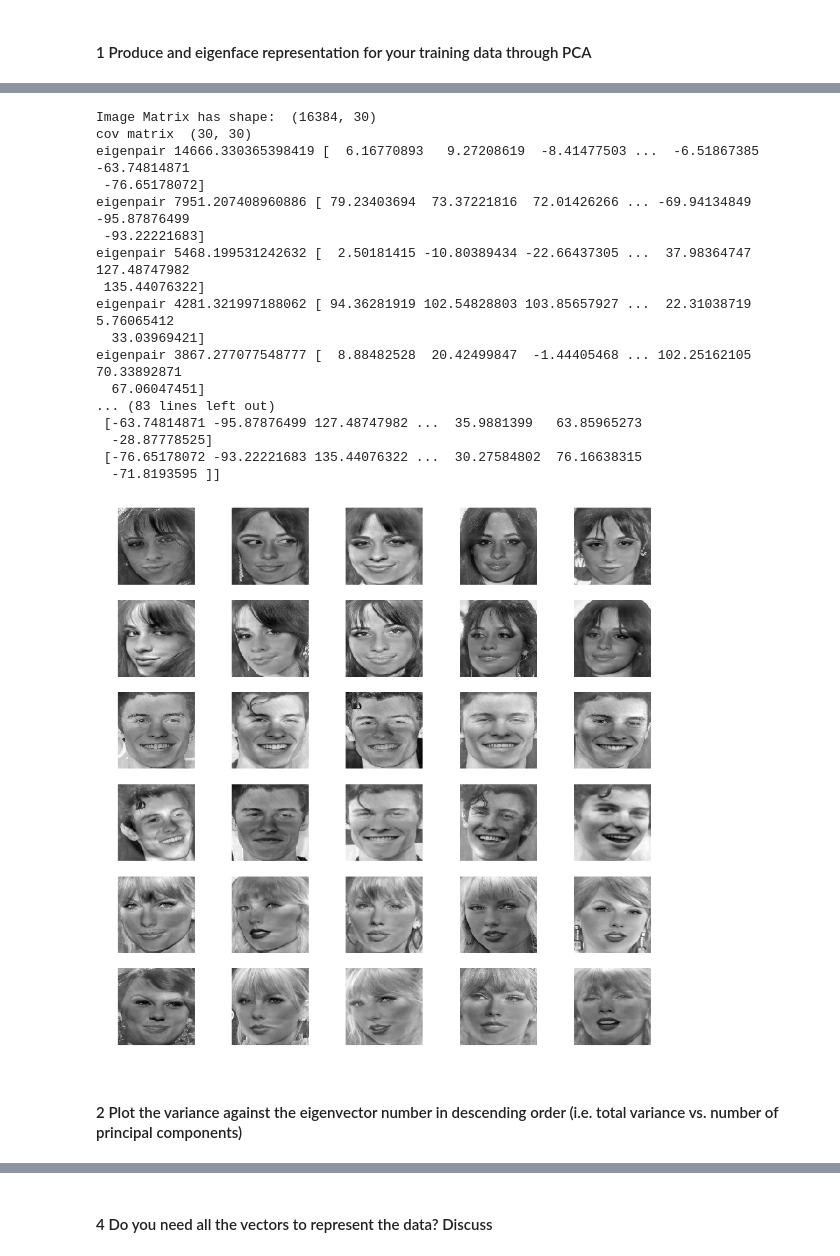
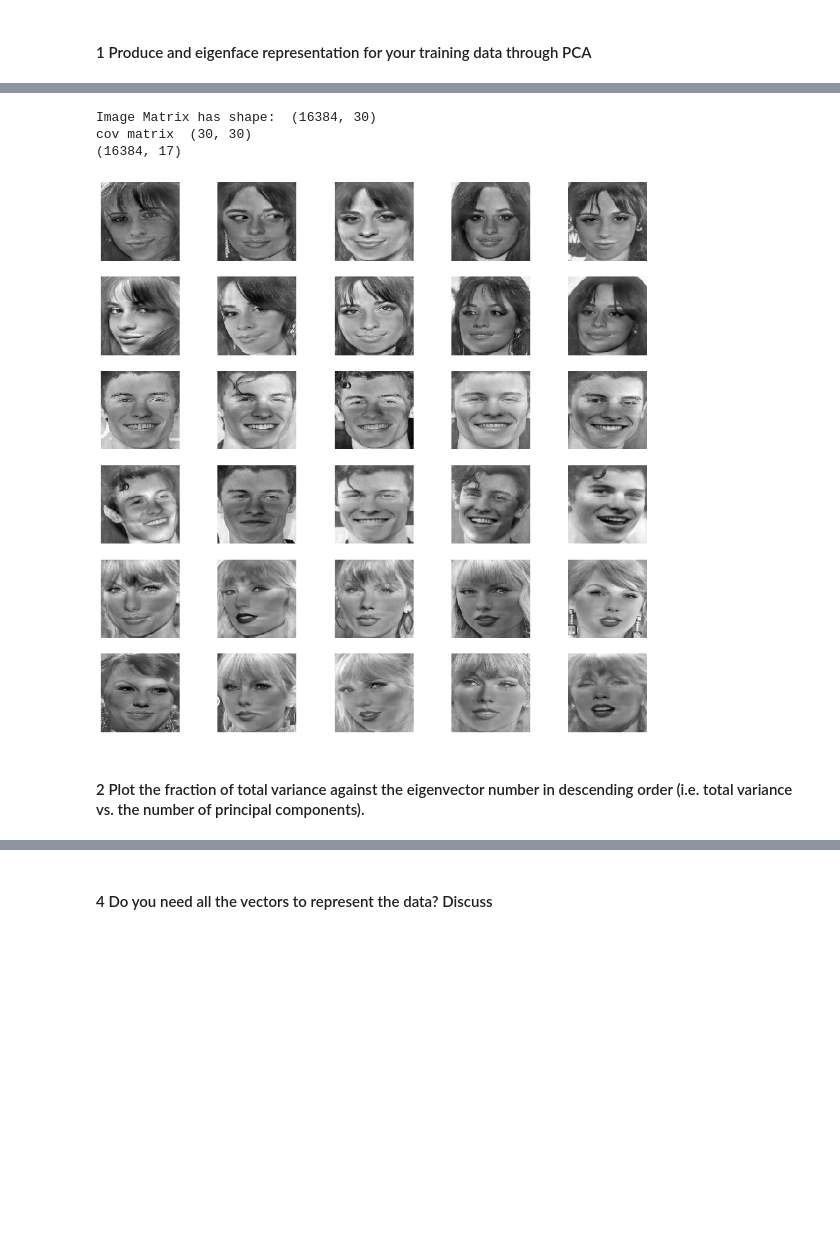
Before and after one commit to FulinHuang/Computer-Vision, a Jupyter notebook: A4_Face_Detection_Recognition/A4_Face_Detection_Recognition.ipynb, the cells around one changed output, grey strips where cells are left out. Cells and saved outputs as stored; diff of their text form; code cells hidden in the pictures; blank space fills up the shorter version.

```diff
--- a/A4_Face_Detection_Recognition/A4_Face_Detection_Recognition.ipynb
+++ b/A4_Face_Detection_Recognition/A4_Face_Detection_Recognition.ipynb
@@ -110,7 +109,6 @@ for i in range (0, len(new_image_vector_list)):
     plt.axis('off')
     plt.imshow(new_image_vector_list[i].reshape(128, 128), cmap='gray')
 
-
 # Calculate Covariance C = AA^T (less computationaly expensive)
 # Step 1) Concatenate vectors into a matrix
 image_matrix = new_image_vector_list[0]
@@ -138,41 +136,29 @@ for i in range(len(eigen_pair)):
     # We previously calculate eigenvectors for A^T*A
     # Eigenvectors for A*A^T are Ui = A*Vi
     new_val = np.dot(image_matrix, eigen_pair[i][1])
-#     print("New val", new_val)
     new_eigenvector.append(new_val)
-
-# print("new eigenvector ", new_eigenvector)
 
 # Update eigen_pair
 new_eigen_pair = [(eigen_pair[i][0], new_eigenvector[i]) for i in range(len(eigen_pair))]
 
 # Sort eigen-pair in descending form
 new_eigen_pair.sort(key=lambda x:x[0], reverse=True)
-for i in range(len(new_eigen_pair)):
-    print("eigenpair", new_eigen_pair[i][0], new_eigen_pair[i][1])
 
-num_pair = len(new_eigen_pair)
-
-# Variance captured by eah component
+# Variance captured by each component
 tot = sum(eigenvalue)
-var_exp = [(i/tot)*100 for i in sorted(eigenvalue, reverse=True)]
-print("var exp ", var_exp)
+var_exp = [(i/tot) for i in sorted(eigenvalue, reverse=True)]
 
 # Total (Cumulative) sum
 cum_sum = np.cumsum(var_exp)
 cum_sum_reverse = np.flipud(cum_sum)
-print(cum_sum)
 
 k = 17  # Eigenvector Number used for calculation
 # Create a matrix correspond to the eigenvectors
 chosen_eigen_pair = new_eigen_pair[0][1].reshape(128*128,1)
 for i in range(1, k):
-    print(i)
     b = new_eigen_pair[i][1].reshape(128*128,1)
-#     print("chosen ", chosen_eigen_pair)
     chosen_eigen_pair = np.hstack((chosen_eigen_pair, b))
 
 new_matrix = chosen_eigen_pair
 print(new_matrix.shape)
-print("New matrix ", new_matrix)
 # %% [output]
@@ -180,23 +166,9 @@ print("New matrix ", new_matrix)
 Image Matrix has shape:  (16384, 30)
 cov matrix  (30, 30)
-eigenpair 14666.330365398419 [  6.16770893   9.27208619  -8.41477503 ...  -6.51867385 -63.74814871
- -76.65178072]
-eigenpair 7951.207408960886 [ 79.23403694  73.37221816  72.01426266 ... -69.94134849 -95.87876499
- -93.22221683]
-eigenpair 5468.199531242632 [  2.50181415 -10.80389434 -22.66437305 ...  37.98364747 127.48747982
- 135.44076322]
-eigenpair 4281.321997188062 [ 94.36281919 102.54828803 103.85657927 ...  22.31038719   5.76065412
-  33.03969421]
-eigenpair 3867.277077548777 [  8.88482528  20.42499847  -1.44405468 ... 102.25162105  70.33892871
-  67.06047451]
-... (83 lines left out)
- [-63.74814871 -95.87876499 127.48747982 ...  35.9881399   63.85965273
-  -28.87778525]
- [-76.65178072 -93.22221683 135.44076322 ...  30.27584802  76.16638315
-  -71.8193595 ]]
+(16384, 17)
-[figure, old version]
+[figure, new version]
 # %% [markdown]
-#### 2 Plot the variance against the eigenvector number in descending order (i.e. total variance vs. number of principal components)
+#### 2 Plot the fraction of total variance against the eigenvector number in descending order (i.e. total variance vs. the number of principal components).
 # %%
 print("Cumulative sum: ", cum_sum_reverse)
 print("Number of Eigenvector ", num_pair)
```
Also changed, not shown: parts of 17 cells of this notebook, 1 other file.
